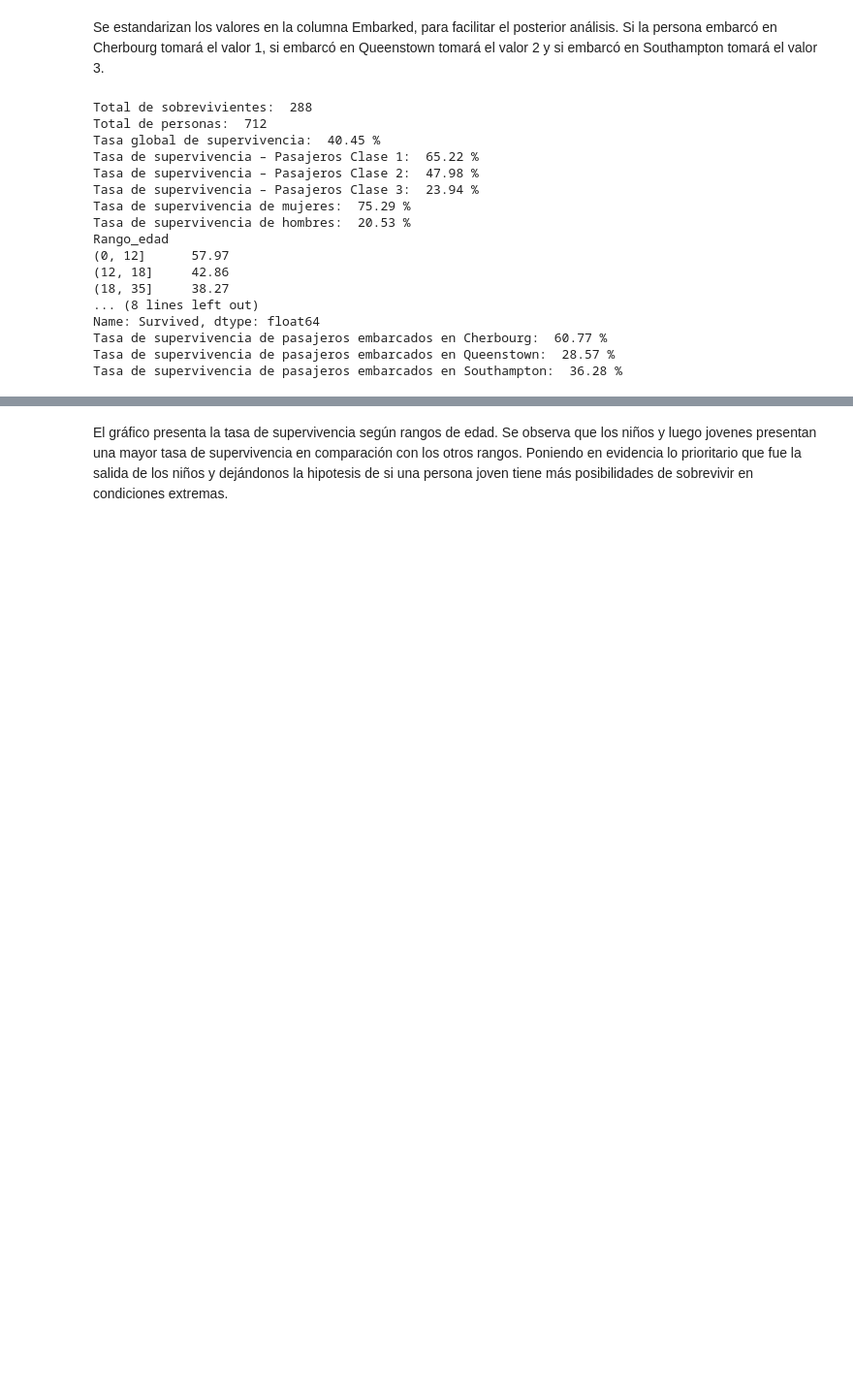
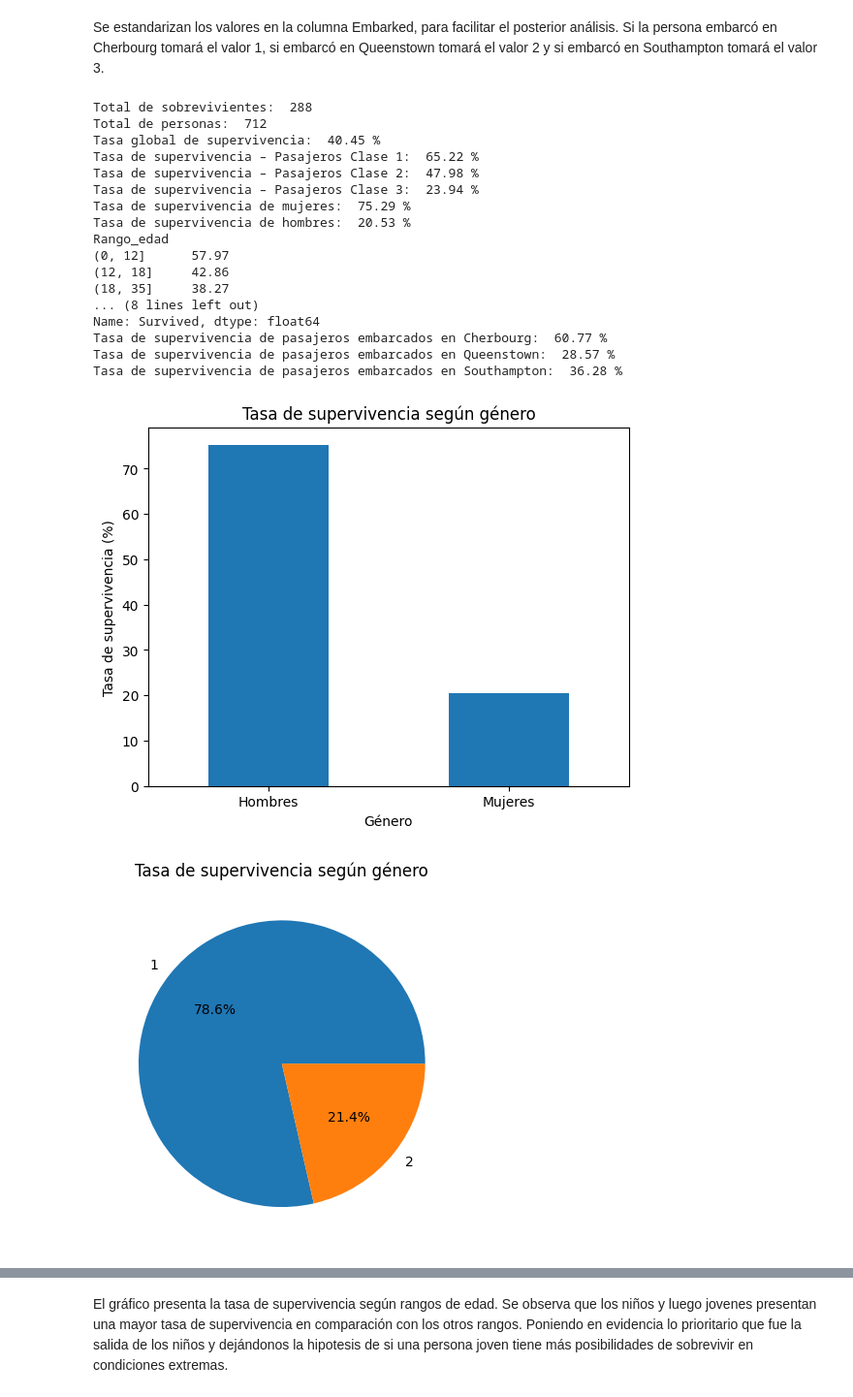
Before and after one commit to carlosvasquez3/M.Sc.-in-Data-Science, a Jupyter notebook: Proyecto_Unidad2.ipynb, the cells around one changed output, grey strips where cells are left out. Shown at 97% size. Cells and saved outputs as stored; diff of their text form; code cells hidden in the pictures; blank space fills up the shorter version.

```diff
--- a/Proyecto_Unidad2.ipynb
+++ b/Proyecto_Unidad2.ipynb
@@ -325,3 +325,29 @@ Name: Survived, dtype: float64
 Tasa de supervivencia de pasajeros embarcados en Cherbourg:  60.77 %
 Tasa de supervivencia de pasajeros embarcados en Queenstown:  28.57 %
 Tasa de supervivencia de pasajeros embarcados en Southampton:  36.28 %
+# %%
+tasa_supervivencia_genero = df.groupby('Sex')['Survived'].mean() * 100
+
+tasa_supervivencia_genero.index = ['Hombres', 'Mujeres']
+
+tasa_supervivencia_genero.plot(kind='bar')
+
+plt.title('Tasa de supervivencia según género')
+plt.xlabel('Género')
+plt.ylabel('Tasa de supervivencia (%)')
+plt.xticks(rotation=0)
+plt.show()
+
+tasa_genero = df.groupby('Sex')['Survived'].mean()
+
+plt.pie(
+    tasa_genero,
+    labels=['Hombres', 'Mujeres'],
+    autopct='%1.1f%%'
+)
+
+plt.title('Tasa de supervivencia según género')
+plt.show()
+# %% [output]
+[figure, added]
+[figure, added]
```
Also changed, not shown: parts of 3 cells of this notebook.
